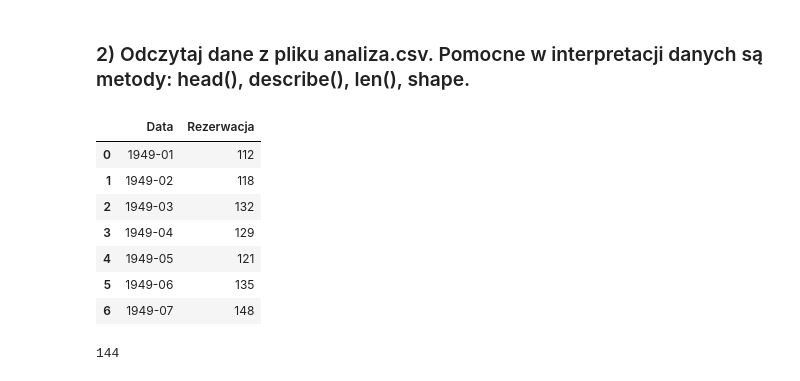
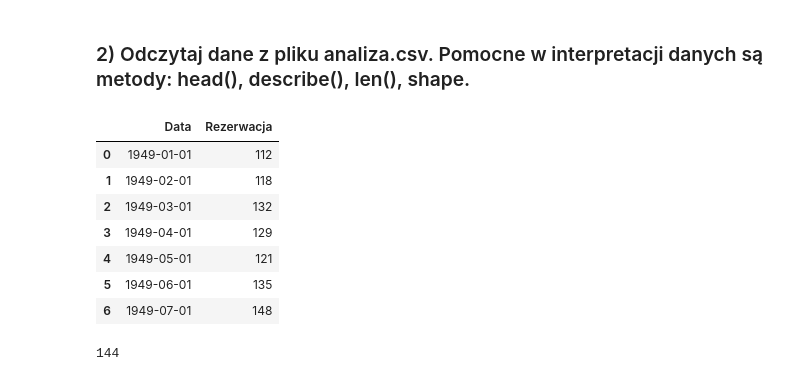
Before and after one commit to Michal-Szmuksta-AGH/Michal_Szmuksta, a Jupyter notebook: L10_Michał_Szmuksta/raport.ipynb, the cells around one changed output. Cells and saved outputs as stored; diff of their text form; code cells hidden in the pictures.

```diff
--- a/L10_Michał_Szmuksta/raport.ipynb
+++ b/L10_Michał_Szmuksta/raport.ipynb
@@ -139,17 +139,18 @@ from statsmodels.tsa.arima.model import ARIMA
 # %%
 import pandas
 
 df1 = pandas.read_csv("analiza.csv", sep = ",", decimal = ",")
+df1['Data']=pd.to_datetime(df1['Data'])
 df1.head(7)
 # %% [output]
 |  | Data | Rezerwacja |
-| 0 | 1949-01 | 112 |
-| 1 | 1949-02 | 118 |
-| 2 | 1949-03 | 132 |
-| 3 | 1949-04 | 129 |
-| 4 | 1949-05 | 121 |
-| 5 | 1949-06 | 135 |
-| 6 | 1949-07 | 148 |
+| 0 | 1949-01-01 | 112 |
+| 1 | 1949-02-01 | 118 |
+| 2 | 1949-03-01 | 132 |
+| 3 | 1949-04-01 | 129 |
+| 4 | 1949-05-01 | 121 |
+| 5 | 1949-06-01 | 135 |
+| 6 | 1949-07-01 | 148 |
 # %%
 len(df1)
 # %% [output]
```
Also changed, not shown: parts of 11 cells of this notebook.
